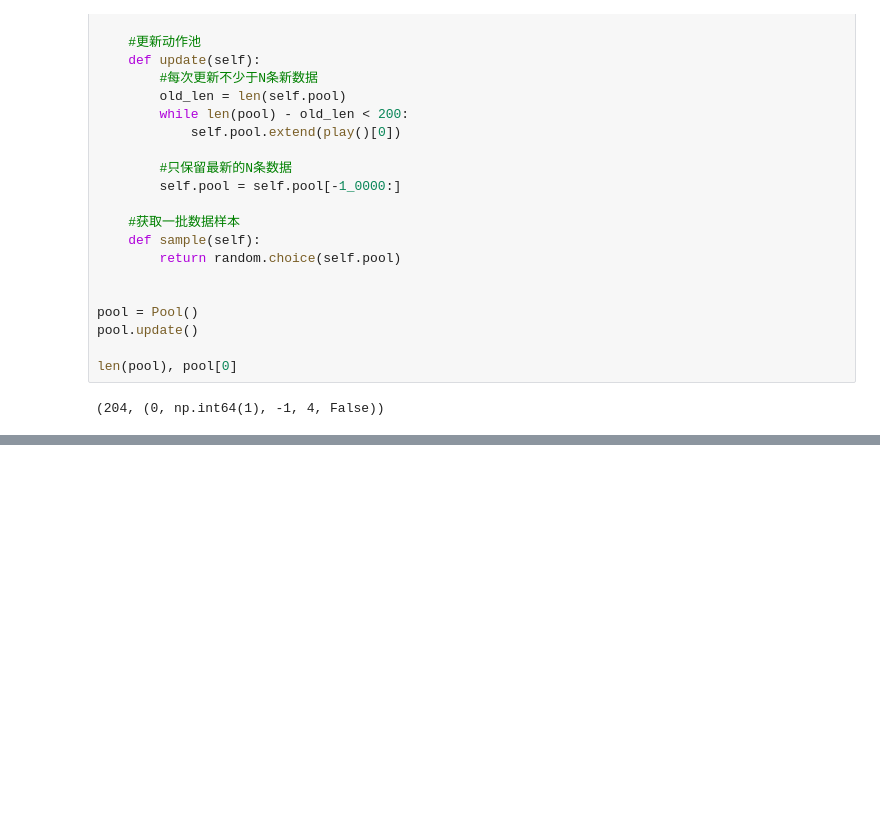
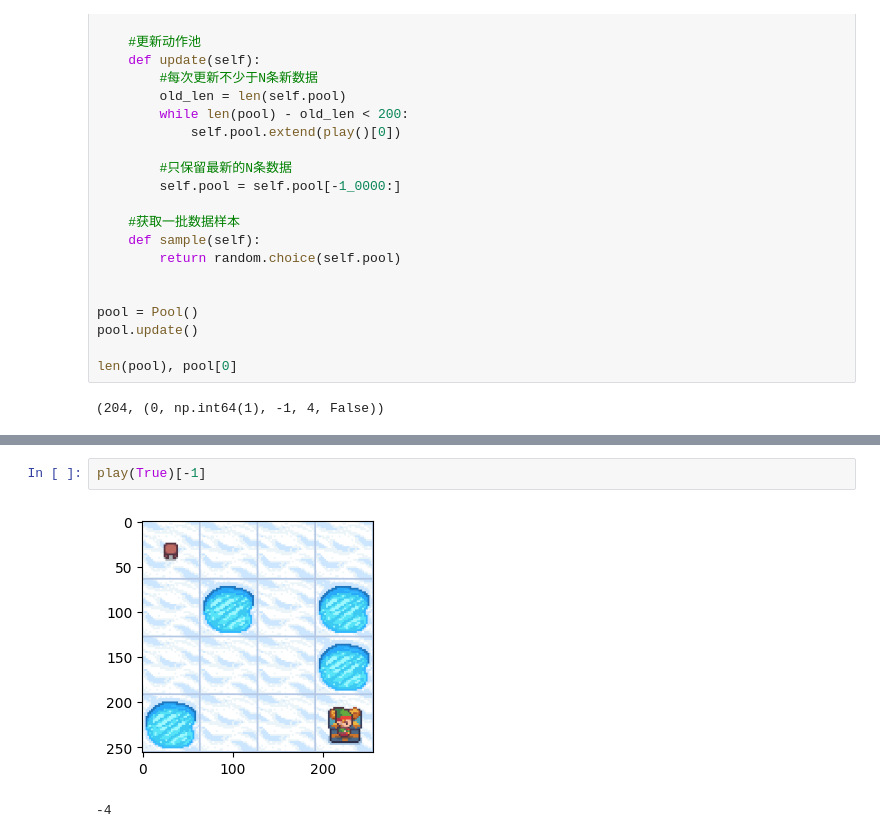
Before and after one commit to bulu0302/More_Simple_Reinforcement_Learning, a Jupyter notebook: 1.QLearning,SARSA/1.QLearning.ipynb, the cells around one changed output, grey strips where cells are left out. Saved outputs shown, nothing was run; the diff lists cells and outputs as text; blank space fills up the shorter version.

Commit message:
fix final play

```diff
--- a/1.QLearning,SARSA/1.QLearning.ipynb
+++ b/1.QLearning,SARSA/1.QLearning.ipynb
@@ -189,0 +190,5 @@ train()
+# %%
+play(True)[-1]
+# %% [output]
+[figure, added]
+-4
```
Also changed, not shown: parts of 1 cell of this notebook.
